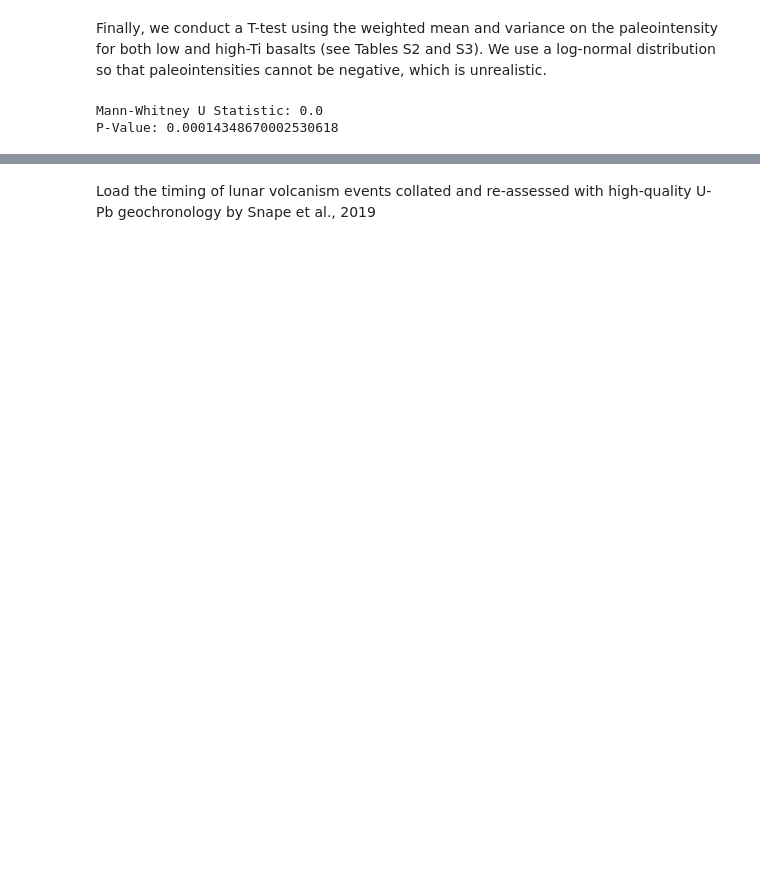
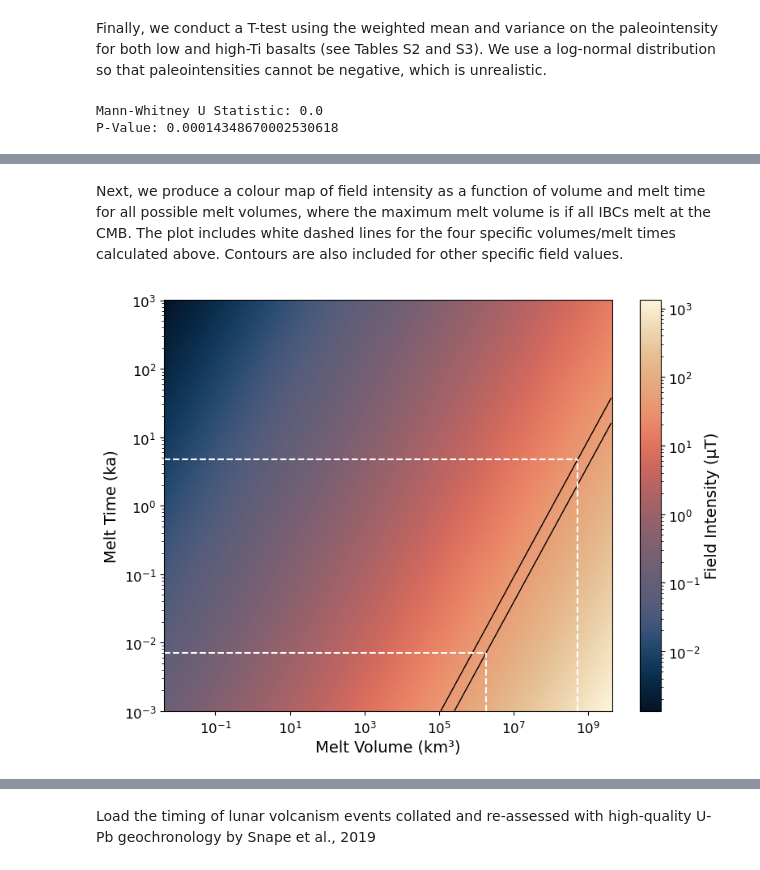
Before and after one commit to TinySpaceMagnet/LunarDynamo, a Jupyter notebook: Main_Text_Figures.ipynb, the cells around one changed output, grey strips where cells are left out. Saved outputs shown, nothing was run; the diff lists cells and outputs as text; code cells hidden in the pictures; blank space fills up the shorter version.

```diff
--- a/Main_Text_Figures.ipynb
+++ b/Main_Text_Figures.ipynb
@@ -538 +492,81 @@ P-Value: 0.00014348670002530618
+# %% [markdown]
+Next, we produce a colour map of field intensity as a function of volume and melt time for all possible melt volumes, where the maximum melt volume is if all IBCs melt at the CMB. The plot includes white dashed lines for the four specific volumes/melt times calculated above. Contours are also included for other specific field values.
+# %%
+# --- Define known constants ---
+core_radius_km = 350 #radius of the moon
+diapir_density = 4000 #density of ilmenite-bearing cumulates
+latent = 300e3 #latent heat of fusion (taken from Evans & Tikoo 2022)
+fdip = 1/7           # proportion of field that is dipolar
+constant = 2e-5    #simplified relationship between surface field and CMB heat flux (Evans et al., 2018)
+
+core_radius_m = core_radius_km * 1e3
+
+# --- Parameter space ---
+melt_time_values = np.logspace(-3, 3, num=300)       # kyr
+diapir_radius_values = np.logspace(-1, 3, num=300)   # km
+
+MELT_TIME, DIAPIR_RADIUS = np.meshgrid(melt_time_values, diapir_radius_values, indexing='ij')
+
+# --- Calculate quantities ---
+T_melt_sec = MELT_TIME * 1e3 * 365 * 24 * 3600
+DIAPIR_VOLUME = (4 / 3) * pi * DIAPIR_RADIUS**3
+
+Q_cmb = ((DIAPIR_RADIUS * 1e3)**3 * diapir_density * latent) / (3 * (core_radius_km * 1e3)**2 * T_melt_sec)
+B_surface = constant * fdip * Q_cmb ** (1/3)
+B_microT = B_surface * 1e6
+
+# --- Plot ---
+fig, ax = plt.subplots(figsize=(8,6))
+
+im = ax.pcolormesh(
+    DIAPIR_VOLUME, MELT_TIME, B_microT,
+    shading='auto',
+    cmap=SCM8.lipari,
+    norm=LogNorm(vmin=B_microT[B_microT>0].min(), vmax=B_microT.max())
+)
+
+label_levels = [40, 53]
+
+CS = ax.contour(
+    DIAPIR_VOLUME, MELT_TIME, B_microT,
+    levels=label_levels,
+    colors='black',
+    linewidths=1,
+    norm=LogNorm(vmin=B_microT[B_microT>0].min(), vmax=B_microT.max())
+)
+
+cb = plt.colorbar(im)
+cb.set_label('Field Intensity (μT)', fontsize=14)
+cb.ax.set_yscale('log')
+cb.ax.tick_params(axis='both', which='major', labelsize=12)
+
+ax.set_xscale('log')
+ax.set_yscale('log')
+ax.set_xlabel('Melt Volume (km³)', fontsize=14)
+ax.set_ylabel('Melt Time (ka)', fontsize=14)
+ax.tick_params(labelsize=12)
+
+# --- Given melt volumes and corresponding melt times for B=53 μT and B=40 μT  ---
+volumes = [1.8e6, 5.2e8]       # km³
+melt_times = [0.007, 4.684] # kyr, taken from previous cell
+
+x_min, x_max = ax.get_xlim()
+y_min, y_max = ax.get_ylim()
+
+# Expand limits to make sure dashed lines fit well
+ax.set_xlim(min(x_min, min(volumes)*0.8), max(x_max, max(volumes)*1.2))
+ax.set_ylim(min(y_min, min(melt_times)*0.8), max(y_max, max(melt_times)*1.2))
+
+for V, T in zip(volumes, melt_times):
+    # Vertical dashed line (volume constant, from bottom to melt time)
+    ax.plot([V, V], [ax.get_ylim()[0], T], '--', color='white', linewidth=1.5)
+    # Horizontal dashed line (melt time constant, from left to volume)
+    ax.plot([ax.get_xlim()[0], V], [T, T], '--', color='white', linewidth=1.5)
+    # Mark intersection point
+
+plt.tight_layout()
+#plt.savefig('melt_time_vs_volume.svg', format='svg')
+plt.show()
+# %% [output]
+[figure, added]
 # %% [markdown]
```
Also changed, not shown: parts of 37 cells of this notebook.
